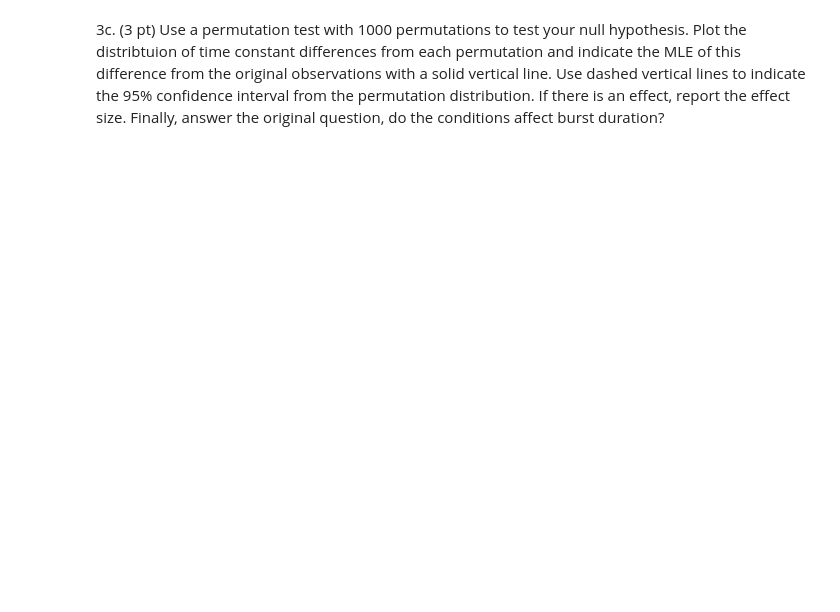
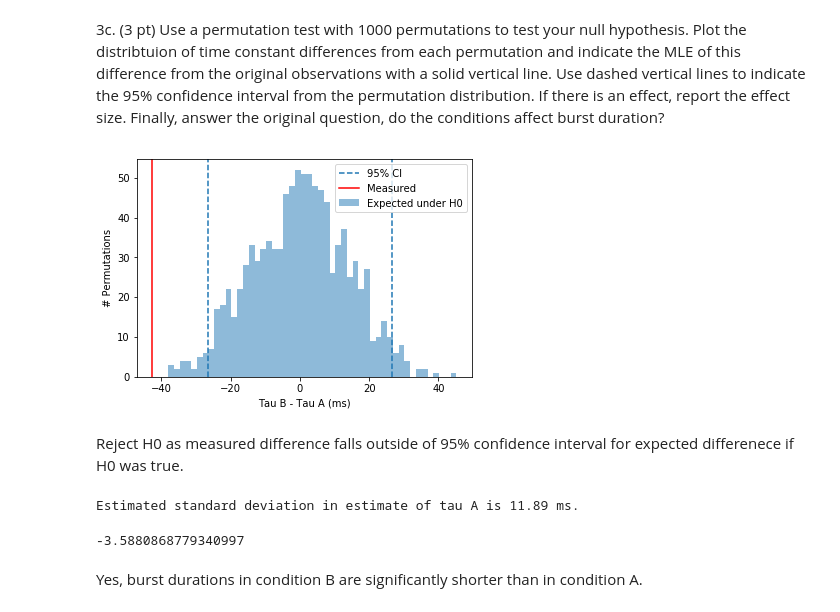
Before and after one commit to marcel-goldschen-ohm/NEU-337-Spring-2020, a Jupyter notebook: homework/homework-Feb-27-bootstrap.ipynb, the cells around one changed output. Saved outputs shown, nothing was run; the diff lists cells and outputs as text; code cells hidden in the pictures; blank space fills up the shorter version.

```diff
--- a/homework/homework-Feb-27-bootstrap.ipynb
+++ b/homework/homework-Feb-27-bootstrap.ipynb
@@ -116,2 +178,64 @@ burstDurationsB_ms = np.array([ 19.1579061 , 103.28099491, 155.40048778,  54.005
 # %% [markdown]
 3c. (3 pt) Use a permutation test with 1000 permutations to test your null hypothesis. Plot the distribtuion of time constant differences from each permutation and indicate the MLE of this difference from the original observations with a solid vertical line. Use dashed vertical lines to indicate the 95% confidence interval from the permutation distribution. If there is an effect, report the effect size. Finally, answer the original question, do the conditions affect burst duration?
+# %%
+nA = len(burstDurationsA_ms)
+nB = len(burstDurationsB_ms)
+
+allBurstDurations = np.zeros((nA + nB,))
+allBurstDurations[:nA] = burstDurationsA_ms
+allBurstDurations[-nB:] = burstDurationsB_ms
+
+# generate 1000 permutations of mixtures of open times from both wild type and mutant
+# for each permutation store the difference between the taus for the permuted data sets
+numPermutations = 1000
+permutedTauDiffs = np.zeros((numPermutations,))
+
+for i in range(numPermutations):
+    np.random.shuffle(allBurstDurations)
+
+    permutedBurstDurationsA = allBurstDurations[:nA]
+    permutedBurstDurationsB = allBurstDurations[-nB:]
+
+    loc, permutedTauA = st.expon.fit(permutedBurstDurationsA, floc=0)
+    loc, permutedTauB = st.expon.fit(permutedBurstDurationsB, floc=0)
+
+    permutedTauDiffs[i] = permutedTauB - permutedTauA
+
+# plot the distribution differences between taus for each permutation
+plt.hist(permutedTauDiffs, bins=50, alpha=0.5, label='Expected under H0');
+plt.xlabel('Tau B - Tau A (ms)')
+plt.ylabel('# Permutations');
+
+# add 95% confidence intervals to the plot
+lb, ub = np.quantile(permutedTauDiffs, [0.025, 0.975])
+plt.axvline(lb, linestyle='--', label='95% CI')
+plt.axvline(ub, linestyle='--');
+
+# add measured difference to plot
+plt.axvline(tauB_ms - tauA_ms, color='r', label='Measured')
+
+plt.legend();
+# %% [output]
+[figure, added]
+# %% [markdown]
+Reject H0 as measured difference falls outside of 95% confidence interval for expected differenece if H0 was true.
+# %%
+# bootstrap to estimate standard deviation of tauA
+tauAs = np.zeros((1000,))
+for i in range(1000):
+    bsBurstDurations = np.random.choice(burstDurationsA_ms,
+                                        size=burstDurationsA_ms.shape, replace=True)
+    loc, tauAs[i] = st.expon.fit(bsBurstDurations)
+
+mu, sd = st.norm.fit(tauAs)
+
+print(f"Estimated standard deviation in estimate of tau A is {sd :.2f} ms.")
+# %% [output]
+Estimated standard deviation in estimate of tau A is 11.89 ms.
+# %%
+effectSize = (tauB_ms - tauA_ms) / sd
+effectSize
+# %% [output]
+-3.5880868779340997
+# %% [markdown]
+Yes, burst durations in condition B are significantly shorter than in condition A.
```
Also changed, not shown: parts of 5 cells of this notebook.
